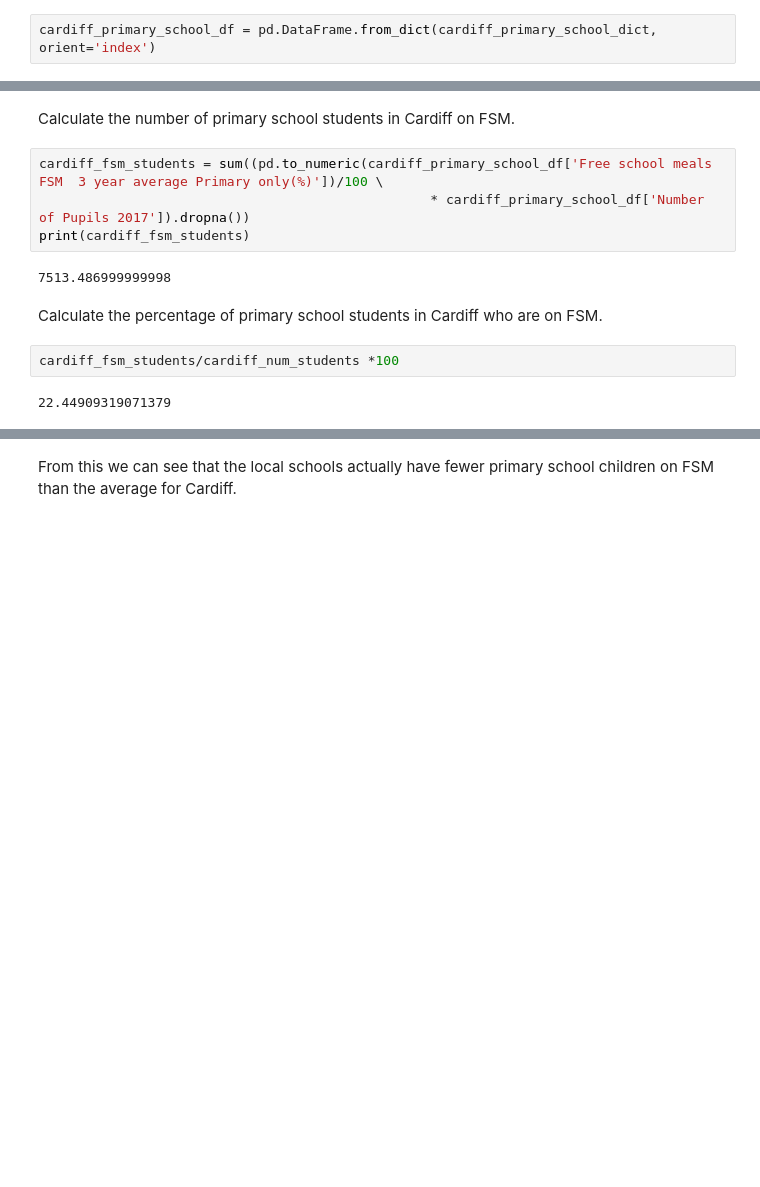
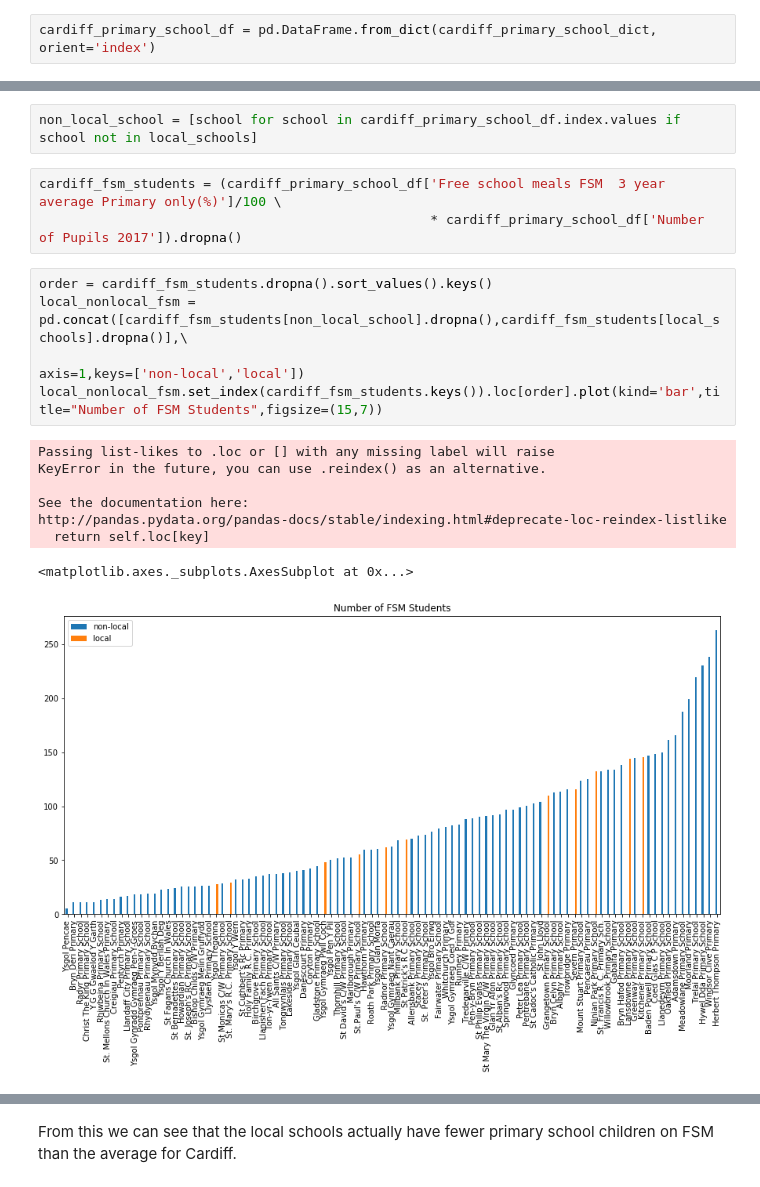
Before and after one commit to idorrington92/SRCDC_cardiff_data_analysis, a Jupyter notebook: codes/schools/my_local_school_webscraping.ipynb, the cells around one changed output, grey strips where cells are left out. Cells and saved outputs as stored; diff of their text form; blank space fills up the shorter version.

Commit message:
Fixed a few small bugs and added a new notebook to look at schools slightly further away

```diff
--- a/codes/schools/my_local_school_webscraping.ipynb
+++ b/codes/schools/my_local_school_webscraping.ipynb
@@ -167,14 +162,19 @@ print(cardiff_num_students)
-# %% [markdown]
-Calculate the number of primary school students in Cardiff on FSM.
+# %%
+non_local_school = [school for school in cardiff_primary_school_df.index.values if school not in local_schools]
 # %%
-cardiff_fsm_students = sum((pd.to_numeric(cardiff_primary_school_df['Free school meals FSM  3 year average Primary only(%)'])/100 \
-                                                  * cardiff_primary_school_df['Number of Pupils 2017']).dropna())
-print(cardiff_fsm_students)
+cardiff_fsm_students = (cardiff_primary_school_df['Free school meals FSM  3 year average Primary only(%)']/100 \
+                                                  * cardiff_primary_school_df['Number of Pupils 2017']).dropna()
-# %% [output]
-7513.486999999998
-# %% [markdown]
-Calculate the percentage of primary school students in Cardiff who are on FSM.
-# %%
-cardiff_fsm_students/cardiff_num_students *100
-# %% [output]
-22.44909319071379
+# %%
+order = cardiff_fsm_students.dropna().sort_values().keys()
+local_nonlocal_fsm = pd.concat([cardiff_fsm_students[non_local_school].dropna(),cardiff_fsm_students[local_schools].dropna()],\
+                                                                                    axis=1,keys=['non-local','local'])
+local_nonlocal_fsm.set_index(cardiff_fsm_students.keys()).loc[order].plot(kind='bar',title="Number of FSM Students",figsize=(15,7))
+# %% [output]
+Passing list-likes to .loc or [] with any missing label will raise
+KeyError in the future, you can use .reindex() as an alternative.
+
+See the documentation here:
+http://pandas.pydata.org/pandas-docs/stable/indexing.html#deprecate-loc-reindex-listlike
+  return self.loc[key]
+<matplotlib.axes._subplots.AxesSubplot at 0x...>
+[figure, added]
```
Also changed, not shown: parts of 4 cells of this notebook, 2 other files.
